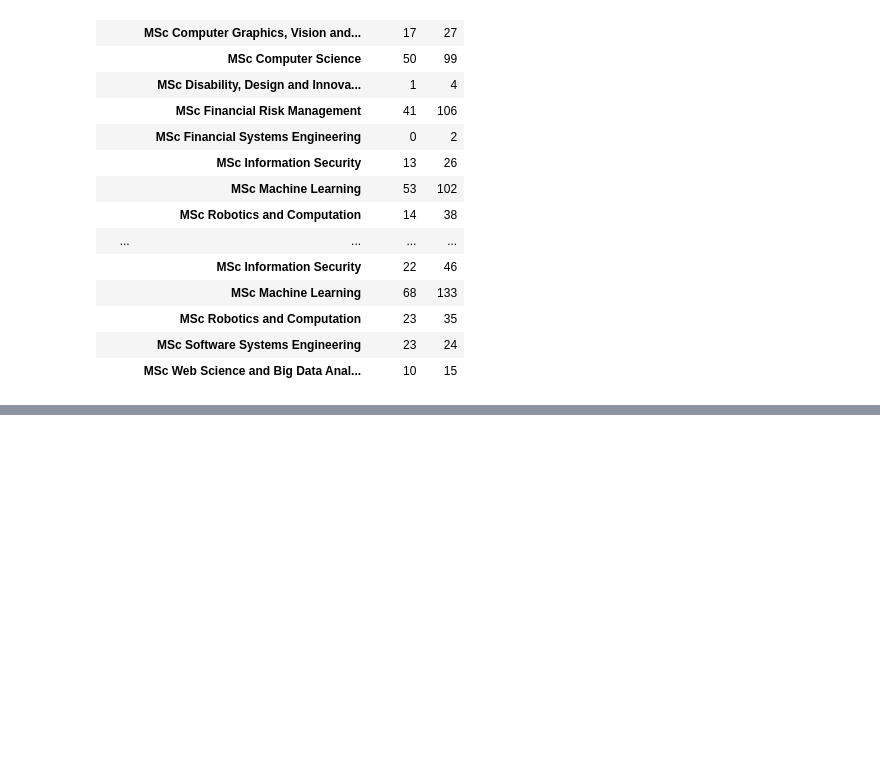
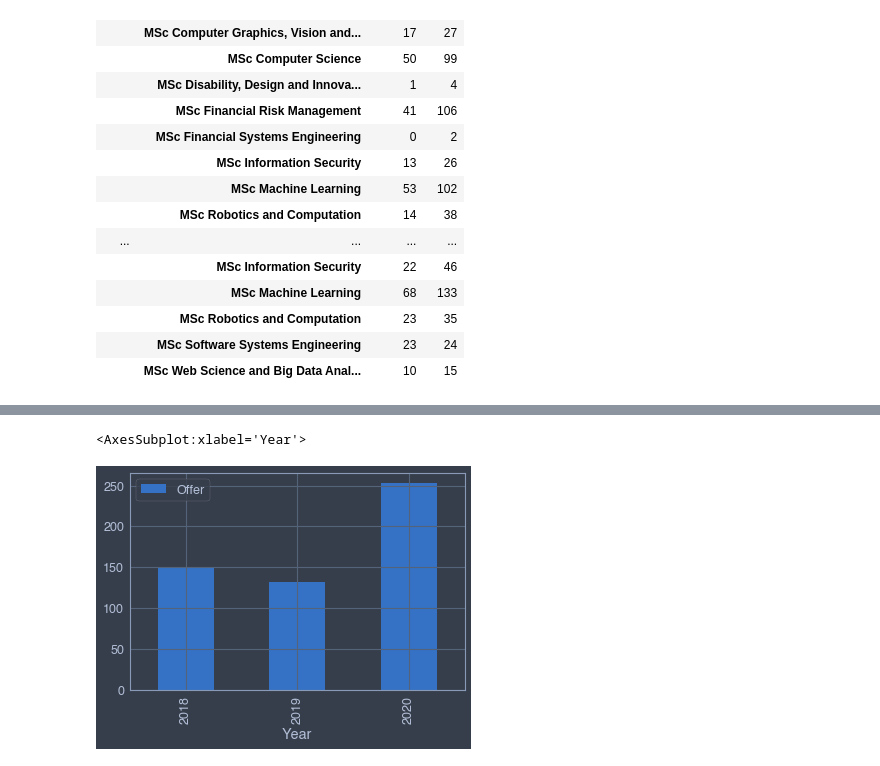
Before and after one commit to sammcilroy/ucl_jupyter_walkthrough, a Jupyter notebook: ucl_jupyter_walkthrough.ipynb, the cells around one changed output, grey strips where cells are left out. Cells and saved outputs as stored; diff of their text form; code cells hidden in the pictures; blank space fills up the shorter version.

Commit message:
basic visualisations

```diff
--- a/ucl_jupyter_walkthrough.ipynb
+++ b/ucl_jupyter_walkthrough.ipynb
@@ -304,0 +320,11 @@ MSc Computer Science has 534 offers and a similar acceptance rate of 22.3% over
+# %%
+'''
+Aggreating/Pivoting
+
+Pivot and pivot table functionality in Jupyter to quickly report on data and
+see useful patterns
+
+Let's break down the 534 offers made for MSc Computer Science by Year
+'''
+cs_offers = cs.groupby(['Year']).sum()
+cs_offers
@@ -337,0 +365,5 @@ offers_made_by_year_by_gender
+# %%
+cs_offers.plot(kind='bar')
+# %% [output]
+<AxesSubplot:xlabel='Year'>
+[figure, added]
```
Also changed, not shown: parts of 5 cells of this notebook.
